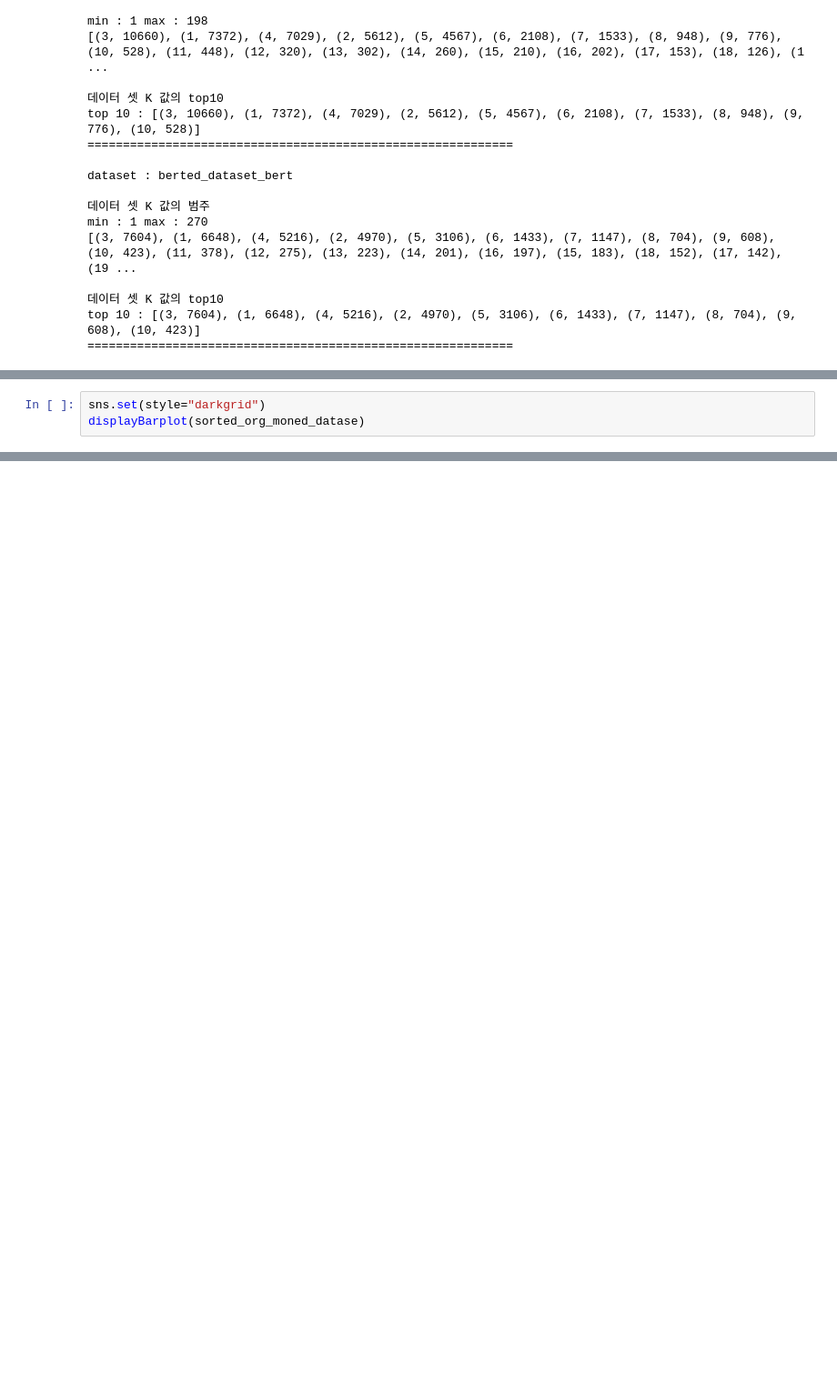
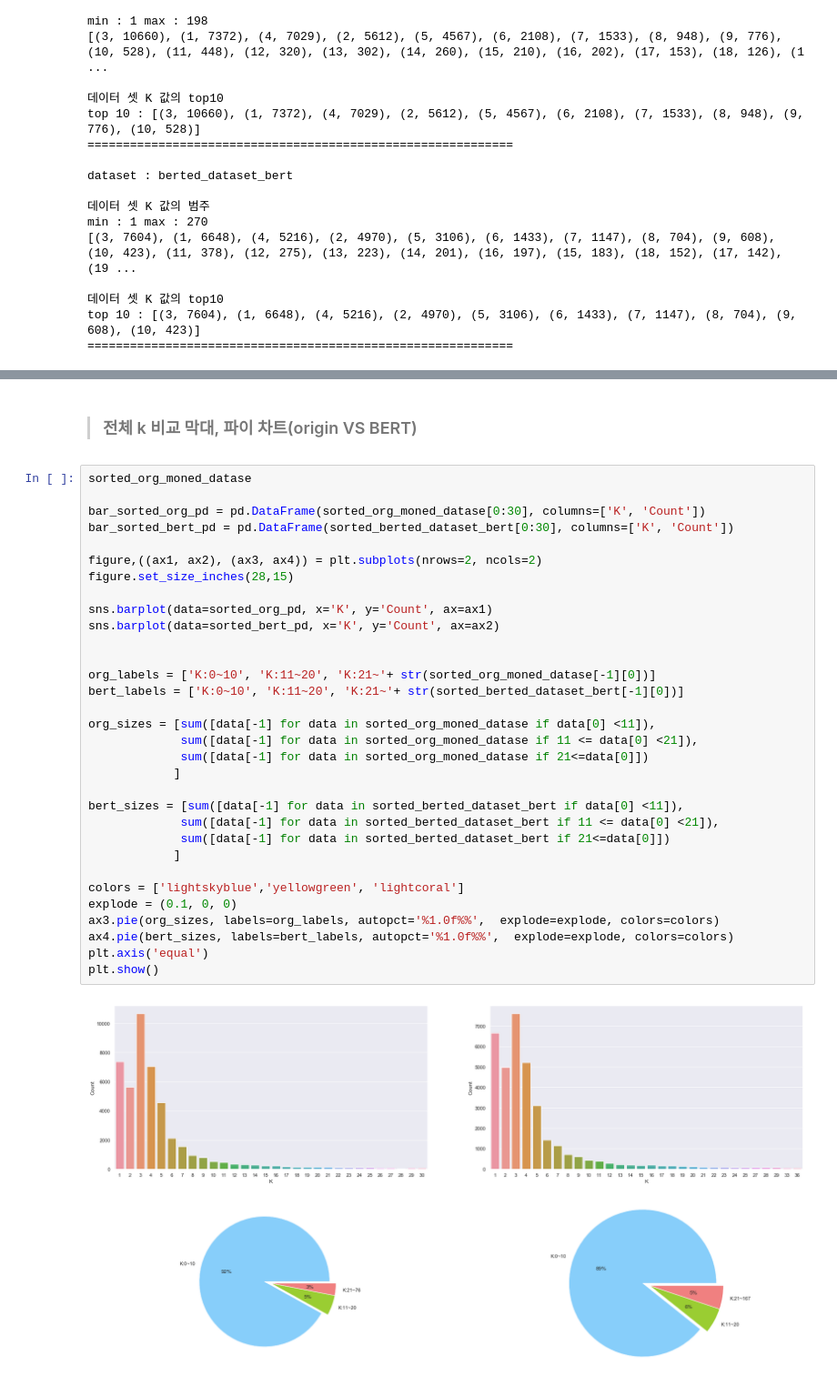
Before and after one commit to asha172/K-Anonymity, a Jupyter notebook: eval/anal.ipynb, the cells around one changed output, grey strips where cells are left out. Shown at 91% size. Cells and saved outputs as stored; diff of their text form; blank space fills up the shorter version.

```diff
--- a/eval/anal.ipynb
+++ b/eval/anal.ipynb
@@ -114,3 +101,0 @@ def displayBarplot(sourceDataSet):
-# %%
-sns.set(style="darkgrid")
-displayBarplot(sorted_org_moned_datase)
@@ -122,0 +127,36 @@ displayBarplot(sorted_berted_dataset_bert)
+# %% [markdown]
+> ### 전체  k 비교 막대, 파이 차트(origin VS BERT)
+# %%
+sorted_org_moned_datase
+
+bar_sorted_org_pd = pd.DataFrame(sorted_org_moned_datase[0:30], columns=['K', 'Count'])
+bar_sorted_bert_pd = pd.DataFrame(sorted_berted_dataset_bert[0:30], columns=['K', 'Count'])
+
+figure,((ax1, ax2), (ax3, ax4)) = plt.subplots(nrows=2, ncols=2)
+figure.set_size_inches(28,15)
+
+sns.barplot(data=sorted_org_pd, x='K', y='Count', ax=ax1)
+sns.barplot(data=sorted_bert_pd, x='K', y='Count', ax=ax2)
+
+
+org_labels = ['K:0~10', 'K:11~20', 'K:21~'+ str(sorted_org_moned_datase[-1][0])]
+bert_labels = ['K:0~10', 'K:11~20', 'K:21~'+ str(sorted_berted_dataset_bert[-1][0])]
+
+org_sizes = [sum([data[-1] for data in sorted_org_moned_datase if data[0] <11]),
+             sum([data[-1] for data in sorted_org_moned_datase if 11 <= data[0] <21]),
+             sum([data[-1] for data in sorted_org_moned_datase if 21<=data[0]])
+            ]
+
+bert_sizes = [sum([data[-1] for data in sorted_berted_dataset_bert if data[0] <11]),
+             sum([data[-1] for data in sorted_berted_dataset_bert if 11 <= data[0] <21]),
+             sum([data[-1] for data in sorted_berted_dataset_bert if 21<=data[0]])
+            ]
+
+colors = ['lightskyblue','yellowgreen', 'lightcoral']
+explode = (0.1, 0, 0)
+ax3.pie(org_sizes, labels=org_labels, autopct='%1.0f%%',  explode=explode, colors=colors)
+ax4.pie(bert_sizes, labels=bert_labels, autopct='%1.0f%%',  explode=explode, colors=colors)
+plt.axis('equal')
+plt.show()
+# %% [output]
+[figure, added]
```
Also changed, not shown: parts of 8 cells of this notebook.
